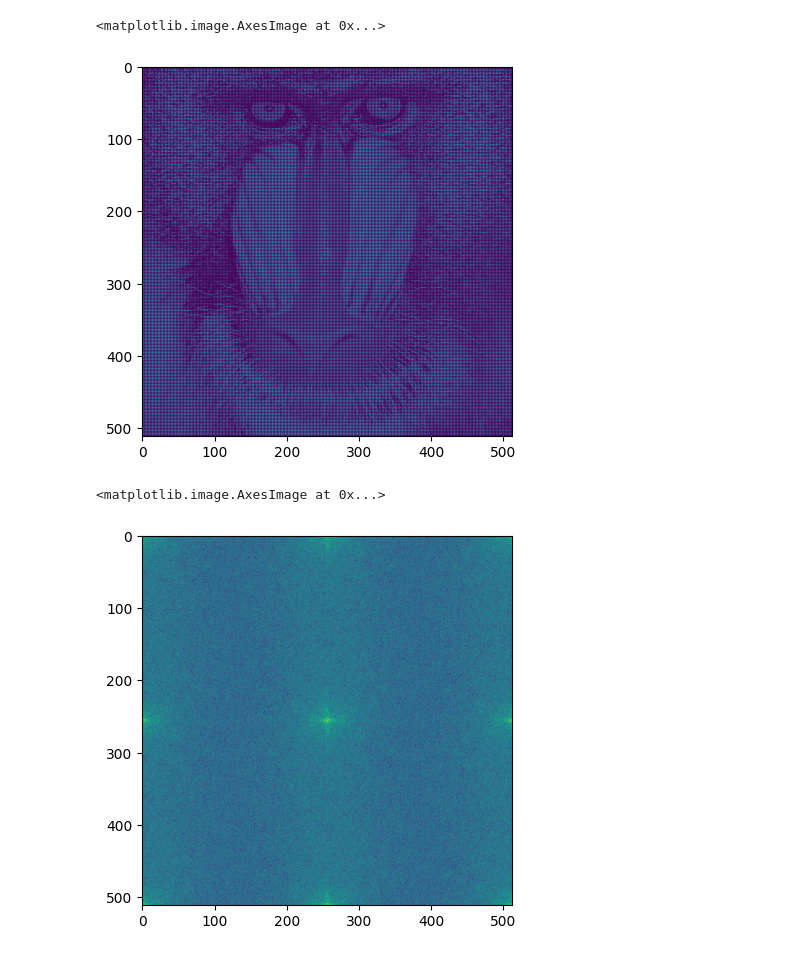
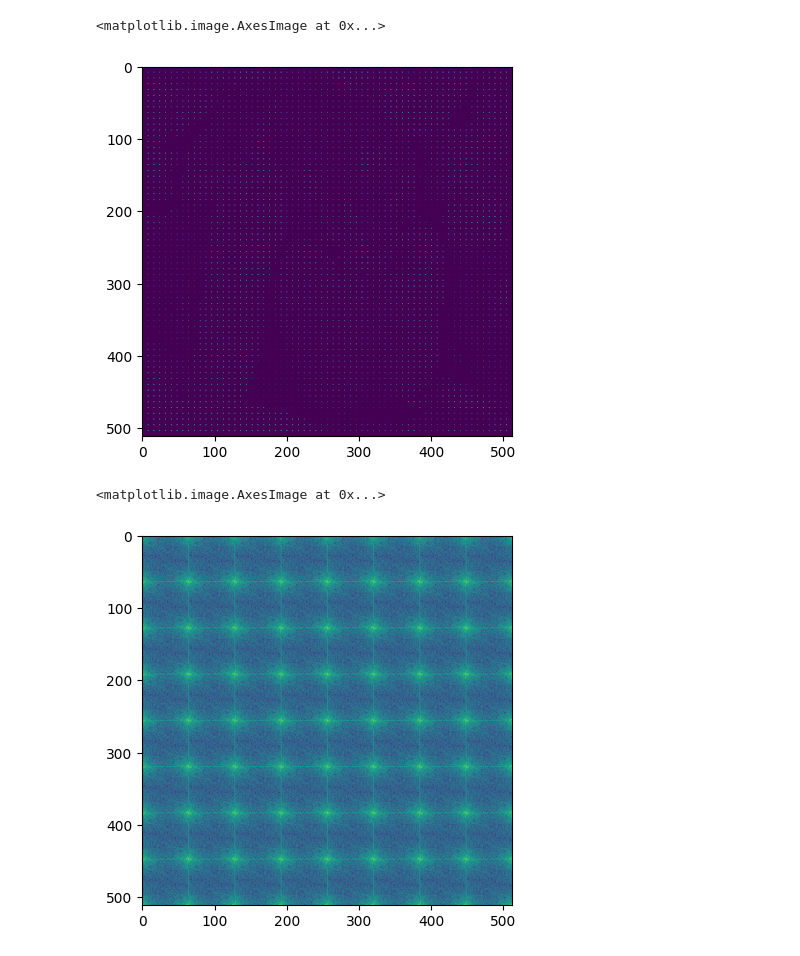
Before and after one commit to hebelab/sensor_fusion_in_the_cloud, a Jupyter notebook: Python/papoulish_gerchberg.ipynb, the cells around one changed output. Cells and saved outputs as stored; diff of their text form; code cells hidden in the pictures.

```diff
--- a/Python/papoulish_gerchberg.ipynb
+++ b/Python/papoulish_gerchberg.ipynb
@@ -10,5 +10,5 @@ gc.collect()
 # %%
-image_file = 'baboon.png'
+image_file = 'peppers.png'
 
 image = Image.open(image_file).convert('L')
 x = np.asarray(image)
@@ -27,5 +27,5 @@ plt.imshow(abs(inv))
 # %%
-m = 2;  # downsampling coefficient
+m = 8;  # downsampling coefficient
 y = x[::m, ::m]  # input LR image
 # %%
 plt.imshow(y)
@@ -39,10 +39,9 @@ z[::m, ::m] = y
 plt.imshow(z)
 # %% [output]
 <matplotlib.image.AxesImage at 0x...>
-[figure, old version]
+[figure, new version]
 # %%
-Z = np.fft.fftshift(np.fft.fft2(z))
-plt.imshow(np.log(abs(Z)))
+plt.imshow(np.log(abs(np.fft.fftshift(np.fft.fft2(z)))))
 # %% [output]
 <matplotlib.image.AxesImage at 0x...>
-[figure, old version]
+[figure, new version]
```
Also changed, not shown: parts of 14 cells of this notebook.
